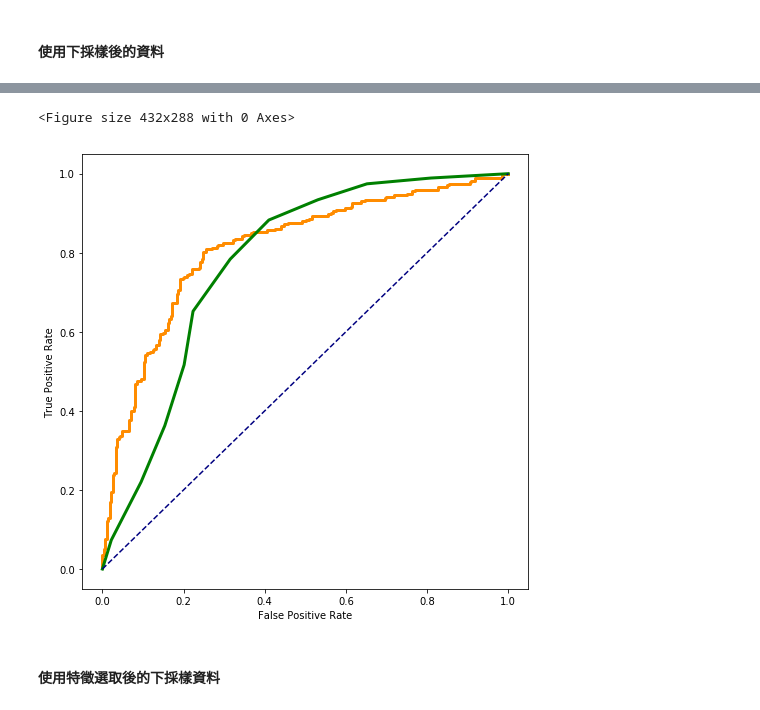
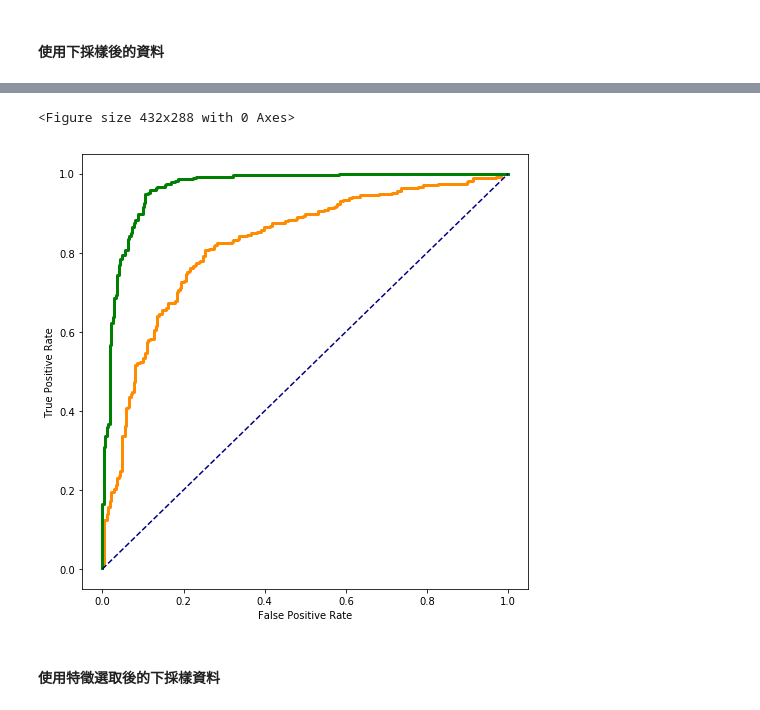
Before and after one commit to yehyifan/water_quality, a Jupyter notebook: Water quality.ipynb, the cells around one changed output, grey strips where cells are left out. Saved outputs shown, nothing was run; the diff lists cells and outputs as text; code cells hidden in the pictures.

```diff
--- a/Water quality.ipynb
+++ b/Water quality.ipynb
@@ -435,25 +429,30 @@ avg / total       0.92      0.92      0.92       546
 # %%
 # ROC curve
+from sklearn.metrics import roc_curve, auc
+
+y_gnb_score = gnb.predict_proba(X_test)
+y_clf_score = clf.predict_proba(X_test)
+
 gfpr, gtpr, gthreshold = roc_curve(y_test, y_gnb_score[:,1])
 cfpr, ctpr, gthreshold = roc_curve(y_test, y_clf_score[:,1])
 roc_auc_gussian = auc(gfpr, gtpr)
 roc_auc_clf = auc(cfpr, ctpr)
 
 plt.figure()
 lw = 3
 plt.figure(figsize=(8,8))
 plt.plot(gfpr, gtpr, color='darkorange', lw=lw,
          label='RandomForest(area=%0.2f)' %roc_auc_clf)
 plt.plot(cfpr, ctpr, color='green', lw=lw,
          label='RandomForest(area=%0.2f)' %roc_auc_clf)
 plt.plot([0,1], [0,1], color='navy', linestyle='--')
 plt.xlabel('False Positive Rate')
 plt.ylabel('True Positive Rate')
 # plt.title('title')
 plt.show()
 # %% [output]
 <Figure size 432x288 with 0 Axes>
-[figure, old version]
+[figure, new version]
 # %% [markdown]
 #### 使用特徵選取後的下採樣資料 ####
 # %%
```
Also changed, not shown: parts of 15 cells of this notebook, 4 other files.
